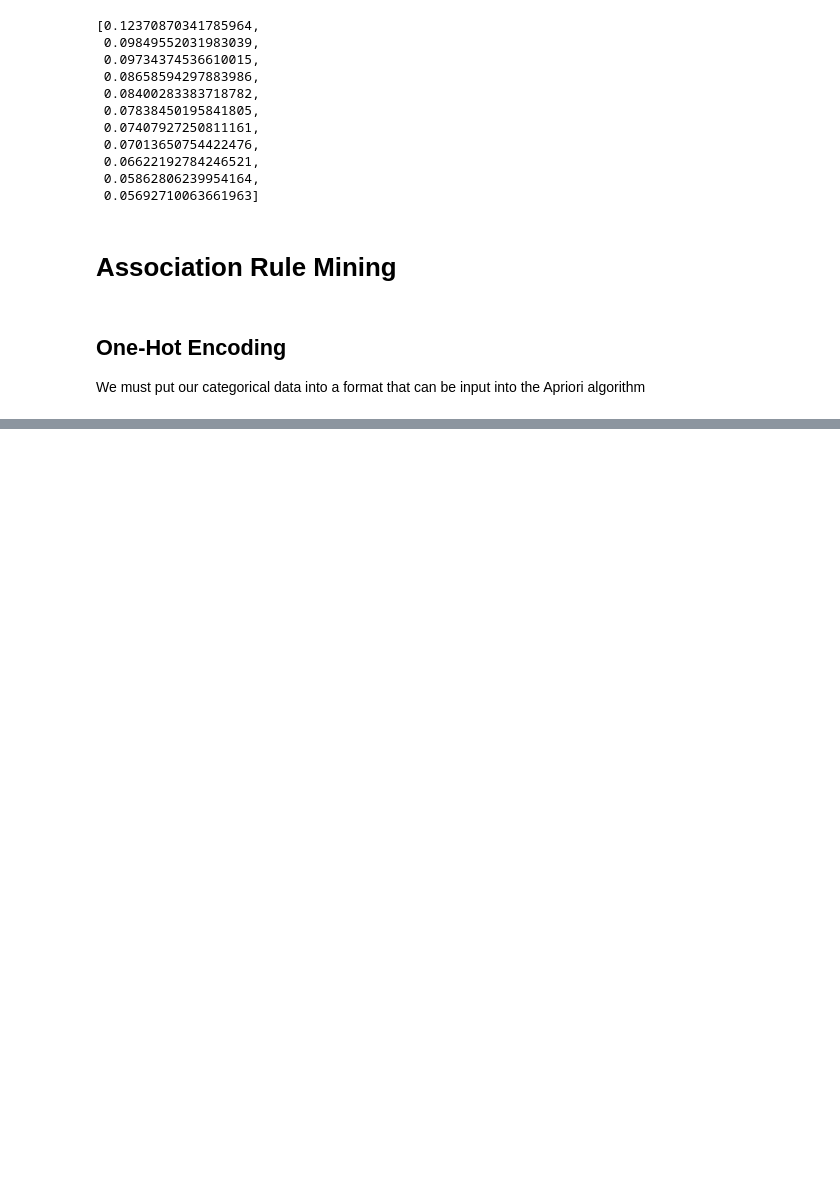
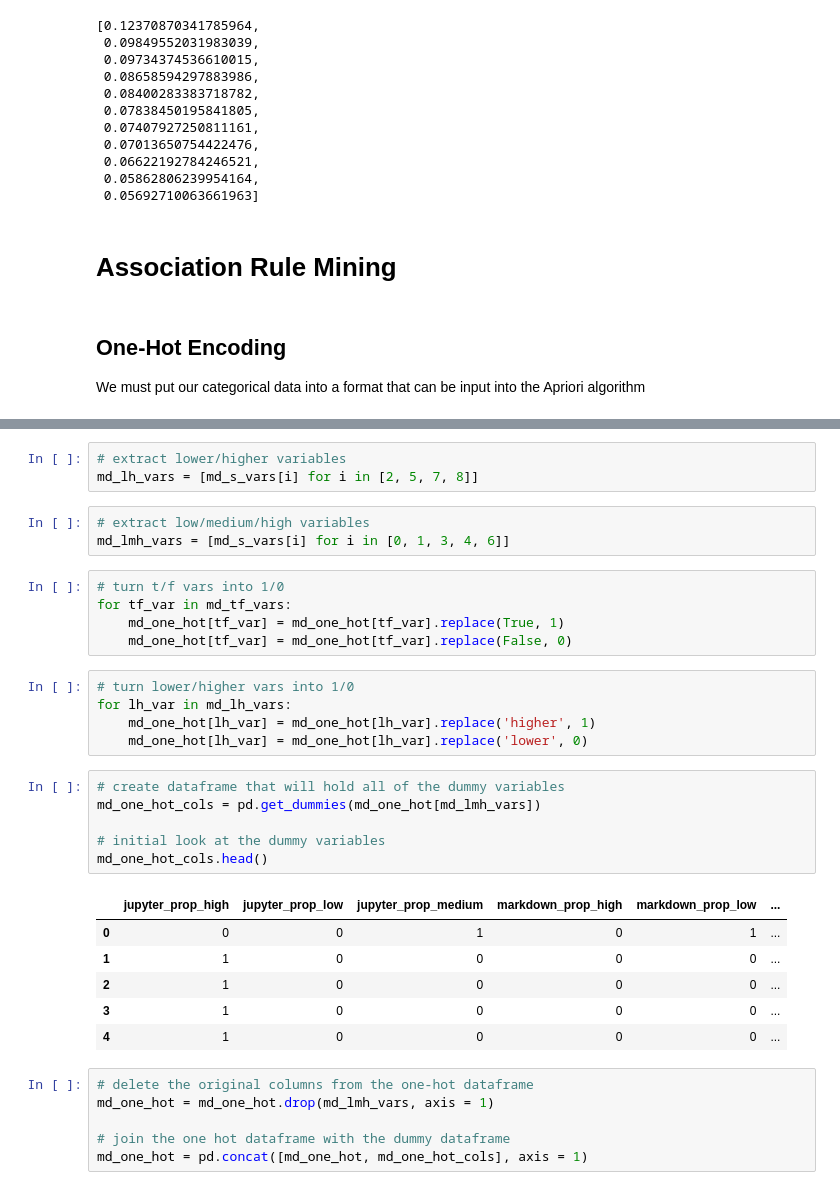
Before and after one commit to Isabel-Gan/quantifying-notebook-features, a Jupyter notebook: output/complete-runs/analysis/cat-factor-analysis.ipynb, the cells around one changed output, grey strips where cells are left out. Saved outputs shown, nothing was run; the diff lists cells and outputs as text; blank space fills up the shorter version.

```diff
--- a/output/complete-runs/analysis/cat-factor-analysis.ipynb
+++ b/output/complete-runs/analysis/cat-factor-analysis.ipynb
@@ -243,0 +326,35 @@ We must put our categorical data into a format that can be input into the Aprior
+# %%
+# extract lower/higher variables
+md_lh_vars = [md_s_vars[i] for i in [2, 5, 7, 8]]
+# %%
+# extract low/medium/high variables
+md_lmh_vars = [md_s_vars[i] for i in [0, 1, 3, 4, 6]]
+# %%
+# turn t/f vars into 1/0
+for tf_var in md_tf_vars:
+    md_one_hot[tf_var] = md_one_hot[tf_var].replace(True, 1)
+    md_one_hot[tf_var] = md_one_hot[tf_var].replace(False, 0)
+# %%
+# turn lower/higher vars into 1/0
+for lh_var in md_lh_vars:
+    md_one_hot[lh_var] = md_one_hot[lh_var].replace('higher', 1)
+    md_one_hot[lh_var] = md_one_hot[lh_var].replace('lower', 0)
+# %%
+# create dataframe that will hold all of the dummy variables
+md_one_hot_cols = pd.get_dummies(md_one_hot[md_lmh_vars])
+
+# initial look at the dummy variables
+md_one_hot_cols.head()
+# %% [output]
+|  | jupyter_prop_high | jupyter_prop_low | jupyter_prop_medium | markdown_prop_high | markdown_prop_low | ... |
+| 0 | 0 | 0 | 1 | 0 | 1 | ... |
+| 1 | 1 | 0 | 0 | 0 | 0 | ... |
+| 2 | 1 | 0 | 0 | 0 | 0 | ... |
+| 3 | 1 | 0 | 0 | 0 | 0 | ... |
+| 4 | 1 | 0 | 0 | 0 | 0 | ... |
+# %%
+# delete the original columns from the one-hot dataframe
+md_one_hot = md_one_hot.drop(md_lmh_vars, axis = 1)
+
+# join the one hot dataframe with the dummy dataframe
+md_one_hot = pd.concat([md_one_hot, md_one_hot_cols], axis = 1)
```
Also changed, not shown: parts of 10 cells of this notebook.
